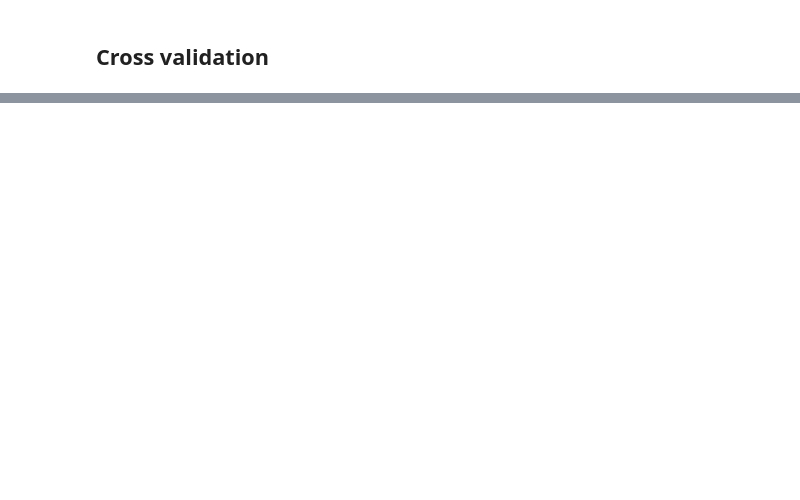
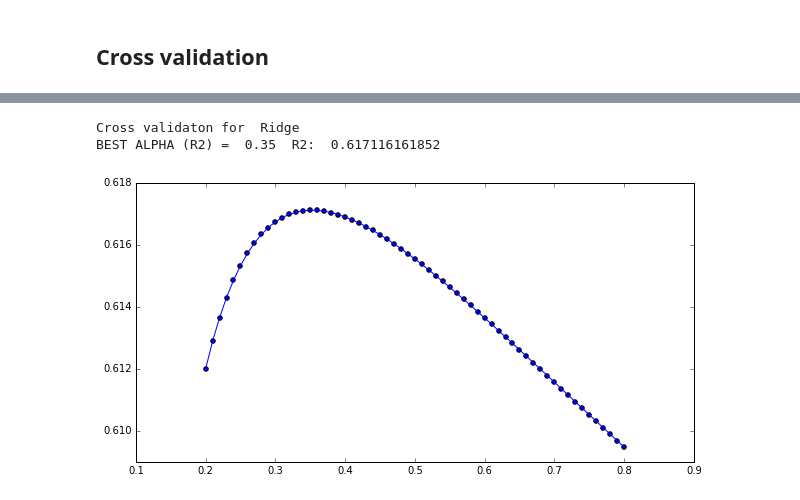
Before and after one commit to Piccettino/VarGroup-hackaton-may2017, a Jupyter notebook: Regression copy 1.ipynb, the cells around one changed output, grey strips where cells are left out. Drawn from its saved outputs; the diff is of its cells as text; code cells hidden in the pictures; blank space fills up the shorter version.

```diff
--- a/Regression copy 1.ipynb
+++ b/Regression copy 1.ipynb
@@ -72,9 +205,16 @@ print y.shape
 # %%
 from sklearn.cross_validation import StratifiedShuffleSplit
 sss = StratifiedShuffleSplit(holdout_split_flag, 1, test_size=.15, random_state=0)
+test_index_set = set()
+
 for train_index, test_index in sss:
     #print "TRAIN indices:", train_index, ", TEST indices:", test_index
     X_train, X_test = X[train_index], X[test_index]
     y_train, y_test = y[train_index], y[test_index]
-    print "TRAIN-set shape:" + str(X_train.shape) + ", TEST-set shape:" + str(X_test.shape)
+    test_index_set = test_index
+
+    print "Train shape: " + str(X_train.shape)
+    print "Test shape: " + str(X_test.shape)
+
+target_not_normalized = df_not_as_loaded["Usura_mat_g"].values[test_index_set]
 # %% [output]
@@ -165,22 +245,0 @@ BEST ALPHA (R2) =  1.3  R2:  0.64260587905
-# %%
-best_alpha_rss = set_of_alphas[np.argmin(rss)]
-best_alpha_r2 = set_of_alphas[np.argmax(r2)]
-print "alpha rss = " + str(best_alpha_rss)
-print "alpha r2= " + str(best_alpha_r2)
-
-ridge_reg = linear_model.Ridge(alpha = best_alpha_rss)
-ridge_reg.fit(X_train, y_train)
-
-yp_ridge = ridge_reg.predict(X_test)
-rss_ridge = sum((yp_ridge - y_test) *(yp_ridge - y_test))
-r2_ridge = ridge_reg.score(X_test, y_test)
-
-print "RSS = " + str(rss_ridge) + " R2= " +str(r2_ridge)
-
-
-#plt.axis([-1,101,0,0.1])
-plt.scatter(np.arange(0, len(y_test)), yp_ridge, color='b')
-plt.scatter(np.arange(0, len(y_test)), y_test, color='r')
-plt.grid(True)
-
-plt.show()
@@ -243,0 +246,8 @@ BEST ALPHA (R2) =  0.0017  R2:  0.649347580397
+# %%
+from sklearn.cross_validation import StratifiedKFold
+set_of_alphas = np.arange(0.2, 0.8, step=0.01)
+best_alpha_ridge = cross_validation('Ridge', set_of_alphas, None, X_train, y_train)
+# %% [output]
+Cross validaton for  Ridge
+BEST ALPHA (R2) =  0.35  R2:  0.617116161852
+[figure, added]
```
Also changed, not shown: parts of 34 cells of this notebook.
